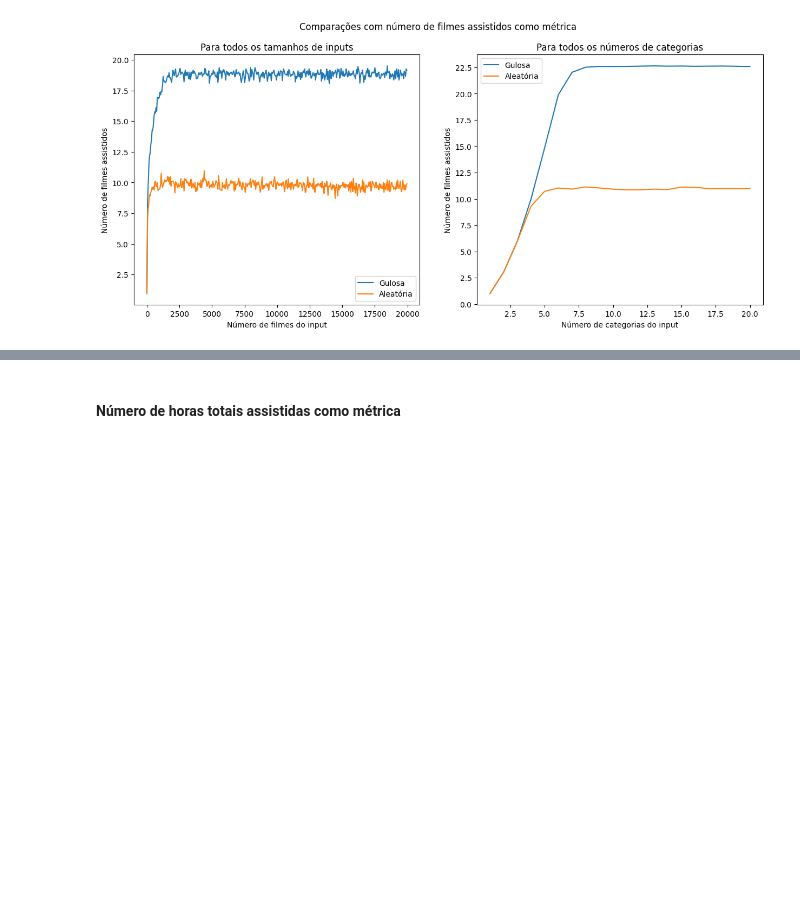
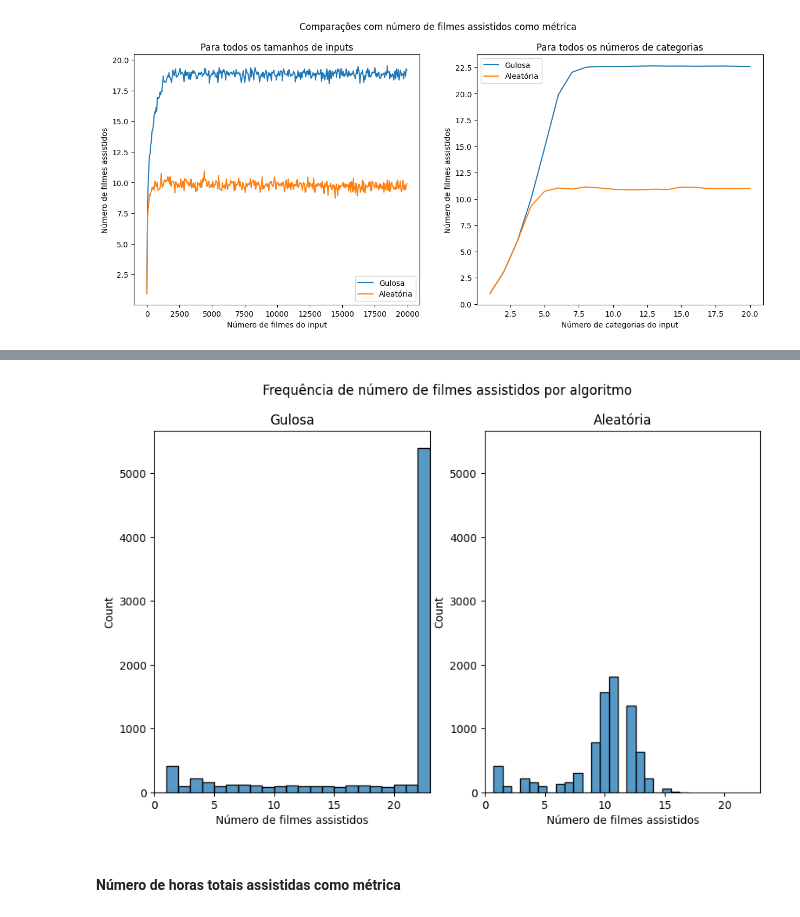
Before and after one commit to arthurchieppe/filmes-supercomp, a Jupyter notebook: relatorio/relatorio_parcial.ipynb, the cells around one changed output, grey strips where cells are left out. Saved outputs shown, nothing was run; the diff lists cells and outputs as text; code cells hidden in the pictures; blank space fills up the shorter version.

```diff
--- a/relatorio/relatorio_parcial.ipynb
+++ b/relatorio/relatorio_parcial.ipynb
@@ -343,3 +372,27 @@ plt.show()
+# %%
+# Histogram number of movies watched of both algorithms in sepearate plots
+fig, ax = plt.subplots(ncols=2, figsize=(10, 6))
+fig.suptitle('Frequência de número de filmes assistidos por algoritmo')
+
+# Make the y axis of both plots the same
+
+sns.histplot(gulosa_df['n_movies_watched'], label='Gulosa', ax=ax[0], bins=23)
+sns.histplot(aleatoria_df['n_movies_watched'], label='Aleatória', ax=ax[1], bins=23)
+
+
+
+ax[0].set_title("Gulosa")
+ax[0].set_xlabel('Número de filmes assistidos')
+ax[1].set_title("Aleatória")
+ax[1].set_xlabel('Número de filmes assistidos')
+ax[1].set_ylim(ax[0].get_ylim())
+ax[0].set_xlim(0, 23)
+ax[1].set_xlim(0, 23)
+
+
+plt.show()
+# %% [output]
+[figure, added]
 # %% [markdown]
 #### Número de horas totais assistidas como métrica
 # %%
```
Also changed, not shown: parts of 6 cells of this notebook.
